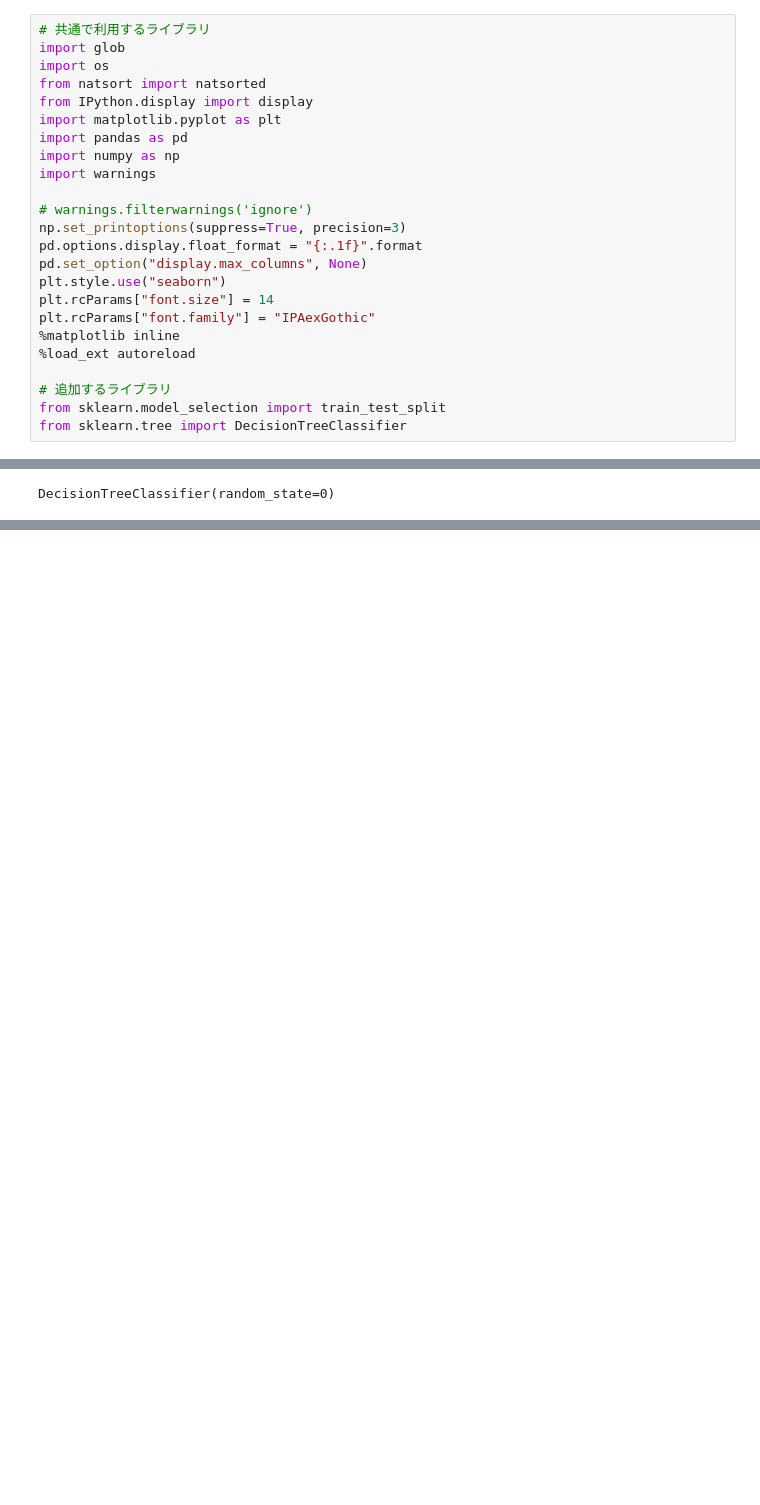
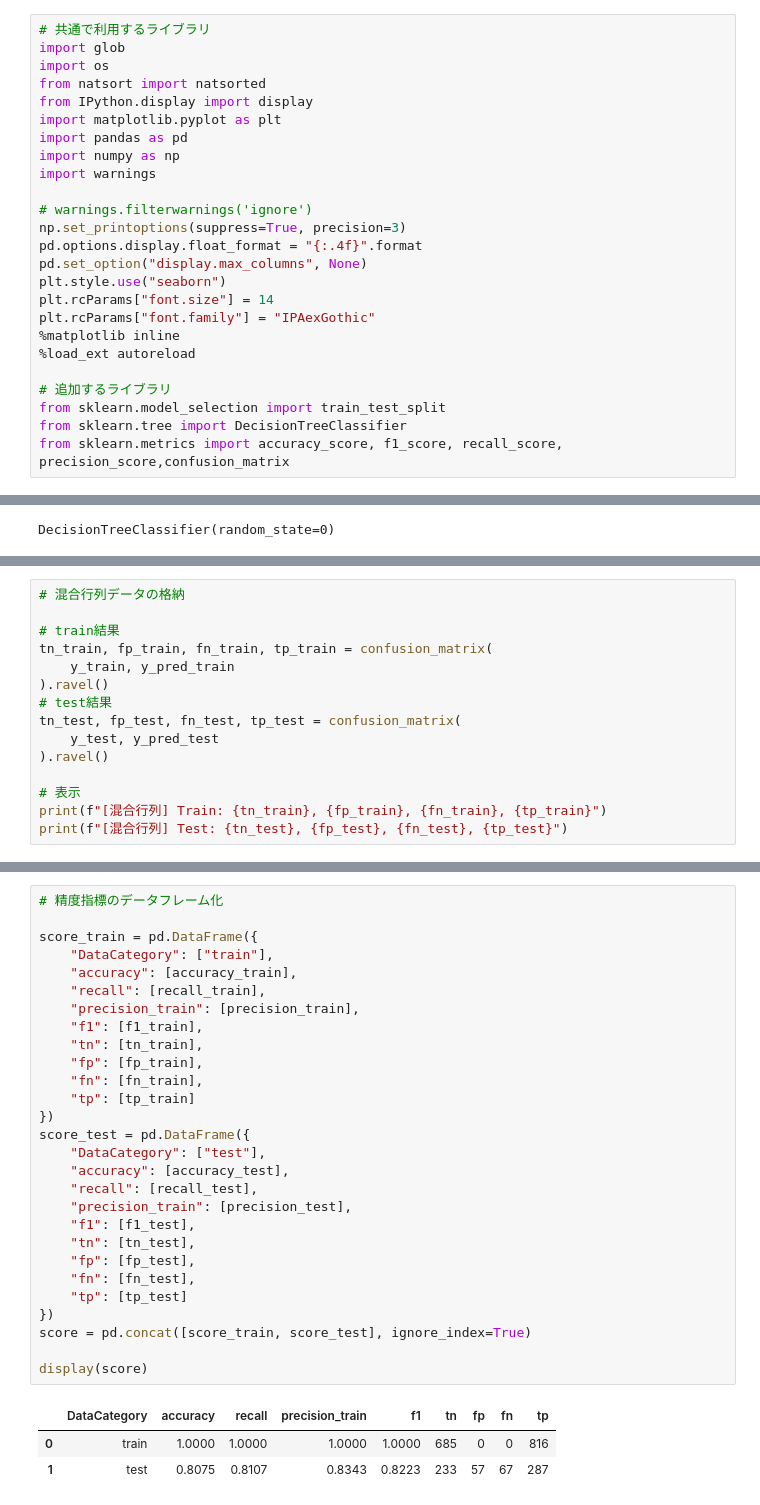
Before and after one commit to ginmaruGH/python-practical-machine-learning-system-100knocks, a Jupyter notebook: ch07/ch07.ipynb, the cells around one changed output, grey strips where cells are left out. Saved outputs shown, nothing was run; the diff lists cells and outputs as text; blank space fills up the shorter version.

```diff
--- a/ch07/ch07.ipynb
+++ b/ch07/ch07.ipynb
@@ -11,7 +11,7 @@ import warnings
 
 # warnings.filterwarnings('ignore')
 np.set_printoptions(suppress=True, precision=3)
-pd.options.display.float_format = "{:.1f}".format
+pd.options.display.float_format = "{:.4f}".format
 pd.set_option("display.max_columns", None)
 plt.style.use("seaborn")
 plt.rcParams["font.size"] = 14
@@ -22,6 +22,7 @@ plt.rcParams["font.family"] = "IPAexGothic"
 # 追加するライブラリ
 from sklearn.model_selection import train_test_split
 from sklearn.tree import DecisionTreeClassifier
+from sklearn.metrics import accuracy_score, f1_score, recall_score, precision_score,confusion_matrix
 # %% [output]
 The autoreload extension is already loaded. To reload it, use:
   %reload_ext autoreload
@@ -208,0 +302,15 @@ DecisionTreeClassifier(random_state=0)
+# %%
+# 混合行列データの格納
+
+# train結果
+tn_train, fp_train, fn_train, tp_train = confusion_matrix(
+    y_train, y_pred_train
+).ravel()
+# test結果
+tn_test, fp_test, fn_test, tp_test = confusion_matrix(
+    y_test, y_pred_test
+).ravel()
+
+# 表示
+print(f"[混合行列] Train: {tn_train}, {fp_train}, {fn_train}, {tp_train}")
+print(f"[混合行列] Test: {tn_test}, {fp_test}, {fn_test}, {tp_test}")
@@ -208,0 +320,32 @@ DecisionTreeClassifier(random_state=0)
+# %%
+# 精度指標のデータフレーム化
+
+score_train = pd.DataFrame({
+    "DataCategory": ["train"],
+    "accuracy": [accuracy_train],
+    "recall": [recall_train],
+    "precision_train": [precision_train],
+    "f1": [f1_train],
+    "tn": [tn_train],
+    "fp": [fp_train],
+    "fn": [fn_train],
+    "tp": [tp_train]
+})
+score_test = pd.DataFrame({
+    "DataCategory": ["test"],
+    "accuracy": [accuracy_test],
+    "recall": [recall_test],
+    "precision_train": [precision_test],
+    "f1": [f1_test],
+    "tn": [tn_test],
+    "fp": [fp_test],
+    "fn": [fn_test],
+    "tp": [tp_test]
+})
+score = pd.concat([score_train, score_test], ignore_index=True)
+
+display(score)
+# %% [output]
+|  | DataCategory | accuracy | recall | precision_train | f1 | tn | fp | fn | tp |
+| 0 | train | 1.0000 | 1.0000 | 1.0000 | 1.0000 | 685 | 0 | 0 | 816 |
+| 1 | test | 0.8075 | 0.8107 | 0.8343 | 0.8223 | 233 | 57 | 67 | 287 |
```
Also changed, not shown: parts of 6 cells of this notebook.
